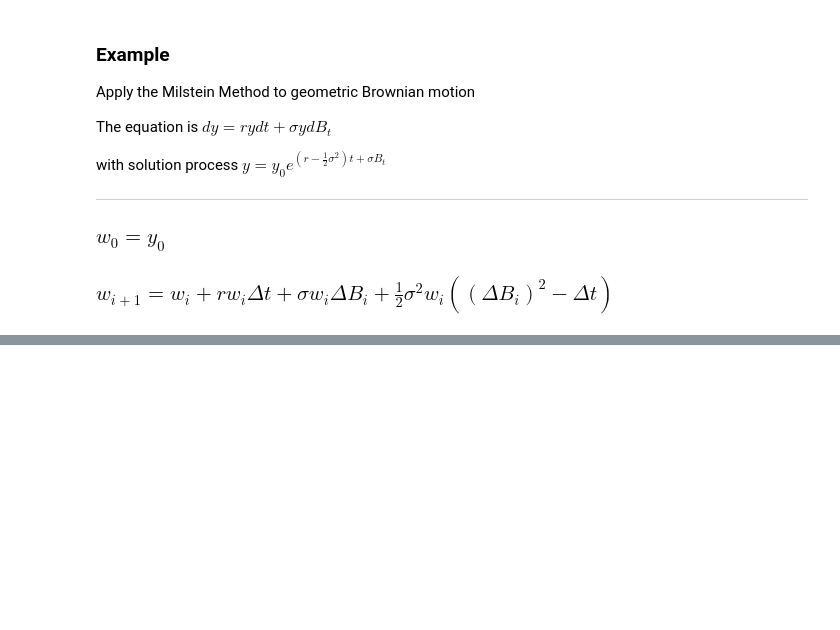
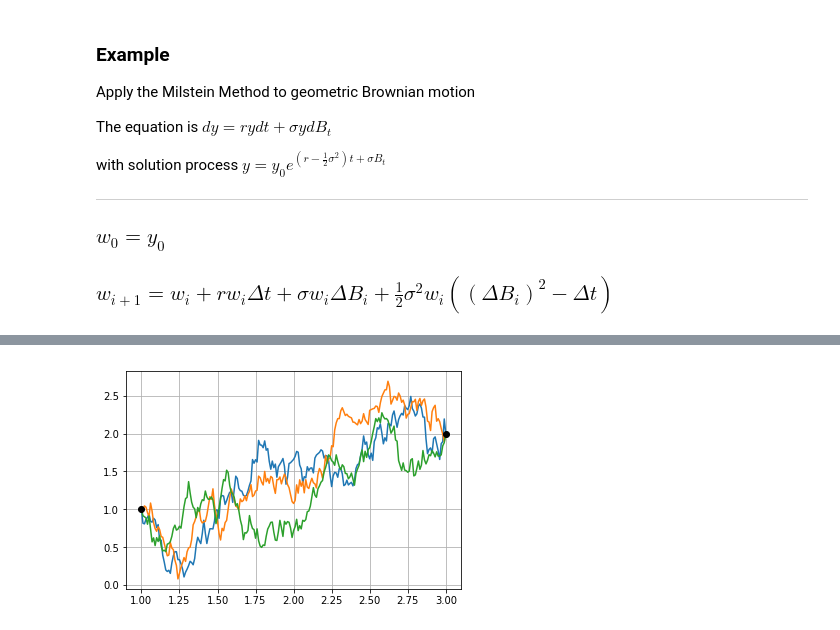
Before and after one commit to Jim00000/Numerical-Analysis, a Jupyter notebook: 9_Random_Numbers_And_Applications.ipynb, the cells around one changed output, grey strips where cells are left out. Saved outputs shown, nothing was run; the diff lists cells and outputs as text; code cells hidden in the pictures; blank space fills up the shorter version.

```diff
--- a/9_Random_Numbers_And_Applications.ipynb
+++ b/9_Random_Numbers_And_Applications.ipynb
@@ -847,0 +937,34 @@ plt.show()
+# %%
+dt = 0.01
+t0, t1 = 1, 3
+y0, y1 = 1, 2
+times = np.arange(t0, t1 + dt * 1, dt)
+dB1 = np.random.standard_normal(times.size) * np.sqrt(dt)
+dB1[-2] = 0
+ws1 = np.empty(times.size)
+ws1[0] = y0
+dB2 = np.random.standard_normal(times.size) * np.sqrt(dt)
+dB2[-2] = 0
+ws2 = np.empty(times.size)
+ws2[0] = y0
+dB3 = np.random.standard_normal(times.size) * np.sqrt(dt)
+dB3[-2] = 0
+ws3 = np.empty(times.size)
+ws3[0] = y0
+
+# Let's use Euler-Maruyama Method
+for i in range(times.size - 1):
+    ws1[i + 1] = ws1[i] + (y1 - ws1[i]) * dt / (dt * (times.size - i - 1)) + dB1[i]
+    ws2[i + 1] = ws2[i] + (y1 - ws2[i]) * dt / (dt * (times.size - i - 1)) + dB2[i]
+    ws3[i + 1] = ws3[i] + (y1 - ws3[i]) * dt / (dt * (times.size - i - 1)) + dB3[i]
+
+# Plot the chart
+plt.plot(times, ws1)
+plt.plot(times, ws2)
+plt.plot(times, ws3)
+plt.plot(t0, y0, marker='o', color='k')
+plt.plot(t1, y1, marker='o', color='k')
+plt.grid(True)
+plt.show()
+# %% [output]
+[figure, added]
```
Also changed, not shown: parts of 15 cells of this notebook.
